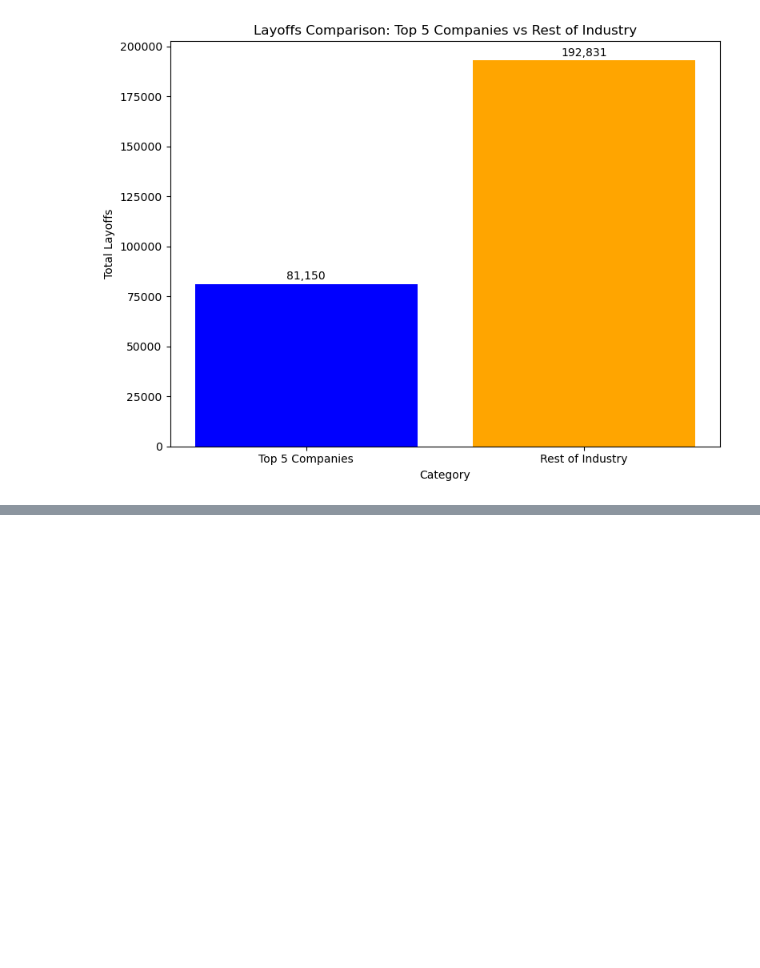
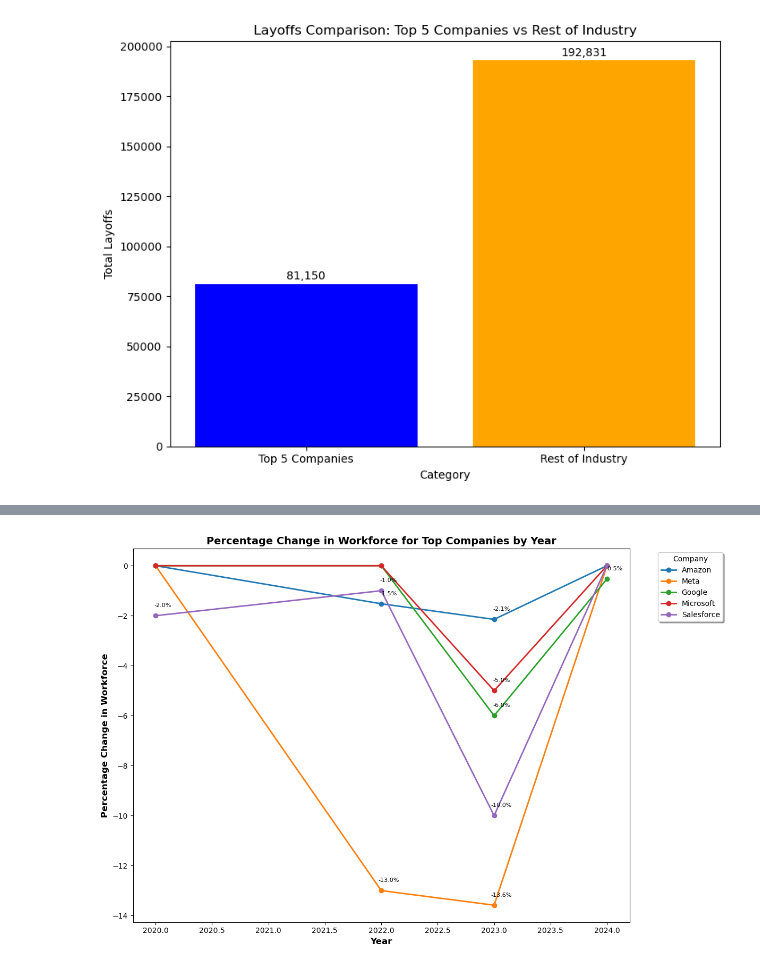
Before and after one commit to cschneggenburger/group-2-project-1, a Jupyter notebook: Big_Tech_Layoffs_Dylan.ipynb, the cells around one changed output, grey strips where cells are left out. Drawn from its saved outputs; the diff is of its cells as text; code cells hidden in the pictures; blank space fills up the shorter version.

```diff
--- a/Big_Tech_Layoffs_Dylan.ipynb
+++ b/Big_Tech_Layoffs_Dylan.ipynb
@@ -165,0 +217,43 @@ plt.show()
+# %%
+# Calculate the percentage change in workforce for each company for each year
+df_percentage_change_yearly = (
+    (df_top_companies['Company_Size_after_layoffs']
+    - df_top_companies['Company_Size_before_Layoffs'])/df_top_companies['Company_Size_before_Layoffs']
+    )* 100
+
+df_percentage_change_yearly = df_percentage_change_yearly.groupby(
+    [df_top_companies['Company'],
+     df_top_companies['Year']]
+     ).mean().unstack(level=0)
+
+# Fill missing values with 0
+df_percentage_change_yearly = df_percentage_change_yearly.fillna(0)
+
+# Set color palette
+colors = ['#1f77b4', '#ff7f0e', '#2ca02c', '#d62728', '#9467bd']
+
+# Plotting the line chart for percentage change
+plt.figure(figsize=(12, 8))
+for idx, company in enumerate(top_companies):
+    plt.plot(df_percentage_change_yearly.index, df_percentage_change_yearly[company], label=company, color=colors[idx], linewidth=2, marker='o')
+
+
+
+# Adding labels for each point of change
+for company in top_companies:
+    for year, change in df_percentage_change_yearly[company].items():
+        if change != 0:  # Add annotation only if there's a change
+            plt.annotate(f'{change:.1f}%', xy=(year, change), xytext=(10, 10), textcoords='offset points', ha='center', va='bottom', fontsize=8, color='black')
+
+# Adding labels and title
+plt.xlabel('Year', fontweight='bold', fontsize=12)
+plt.ylabel('Percentage Change in Workforce', fontweight='bold', fontsize=12)
+plt.title('Percentage Change in Workforce for Top Companies by Year', fontweight='bold', fontsize=14)
+
+# Adding legend with shadow and rounded corners
+plt.legend(title='Company', bbox_to_anchor=(1.05, 1), loc='upper left', shadow=True, fancybox=True)
+
+plt.tight_layout()
+plt.show()
+# %% [output]
+[figure, added]
```
Also changed, not shown: parts of 7 cells of this notebook.
